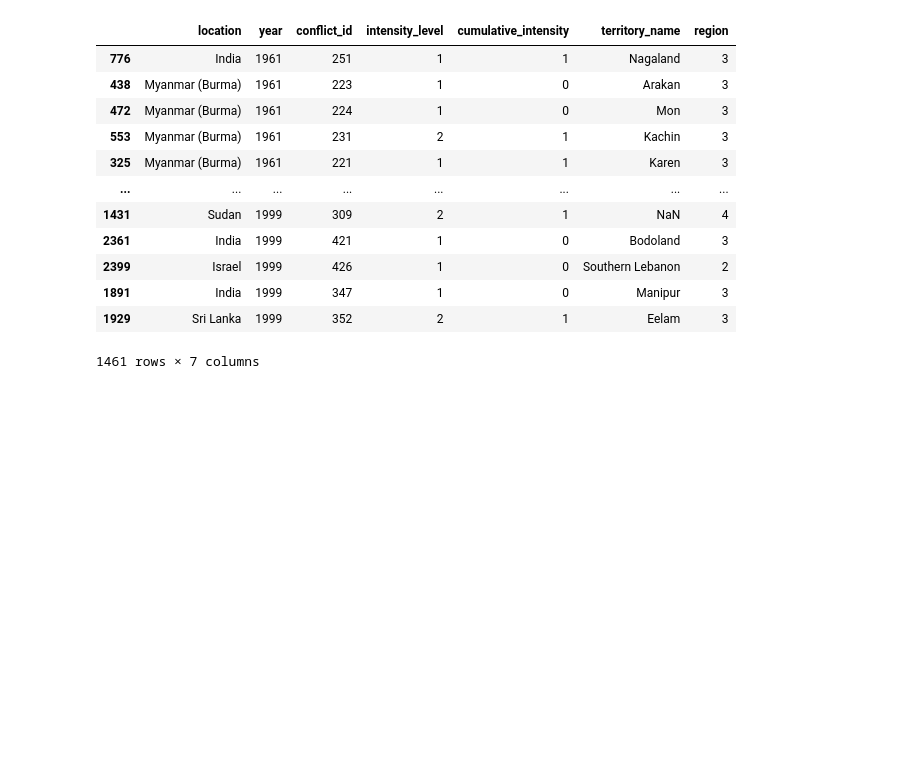
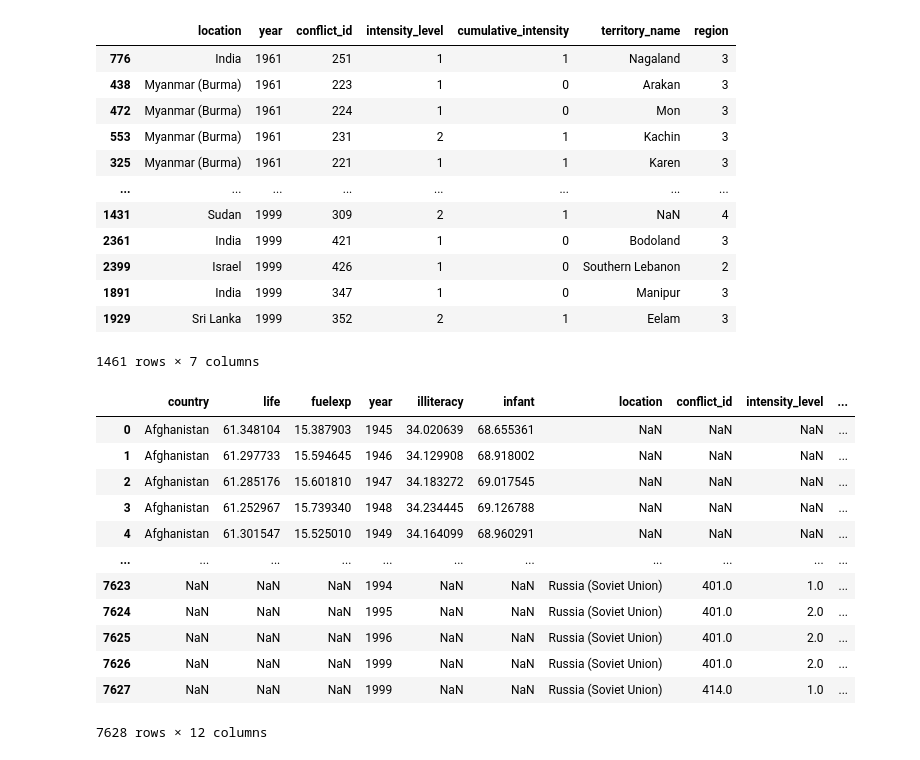
Before and after one commit to epfl-ada/ada-2020-project-milestone-p3-p3_limonada, a Jupyter notebook: creative_extension.ipynb, the cells around one changed output. Drawn from its saved outputs; the diff is of its cells as text; code cells hidden in the pictures; blank space fills up the shorter version.

Commit message:
merge with paper

```diff
--- a/creative_extension.ipynb
+++ b/creative_extension.ipynb
@@ -532,3 +532,51 @@ ucdp_wrangled
 | 1891 | India | 1999 | 347 | 1 | 0 | Manipur | 3 |
 | 1929 | Sri Lanka | 1999 | 352 | 2 | 1 | Eelam | 3 |
 1461 rows × 7 columns
+# %%
+paper_features = ["country", "life", "fuelexp", "year", "illiteracy", "infant"]
+# %%
+# Standardize names
+name_map = {
+    "Bosnia" : "Bosnia-Herzegovina",
+    "Cambodia (Kampuchea)" : "Cambodia",
+    "Congo" : "Congo (Braz)",
+    "Zaire/Congo" : "DR Congo (Zaire)",
+    "Guinea Bissau" : "Guinea-Bissau",
+    "Papua NG" : "Papua New Guinea",
+    "Madagascar (Malagasy)" : "Madagascar",
+    "Myanmar/Burma" : "Myanmar (Burma)",
+    "USSR/Russia" : "Russia (Soviet Union)",
+    "Serbia (Yugoslavia)" : "Yugoslavia",
+    "Trinidad" : "Trinidad and Tobago",
+    "United Kingdom" : "U.K.",
+    "Yemen (North Yemen)" : "Yemen", # TODO: review
+    "South Yemen" : "Yemen", # TODO: review
+    "Zimbabwe (Rhodesia)" : "Zimbabwe"
+}
+
+
+# substitute names
+paper_wellbeing = paper_data_merged[paper_features].copy()
+paper_wellbeing.country = [name_map.get(x, x) for x in paper_wellbeing.country]
+ucdp_wrangled.location = [name_map.get(x, x) for x in ucdp_wrangled.location]
+
+# year as int
+paper_wellbeing.year = paper_wellbeing.year.astype(int)
+# %%
+ucdp_paper_outerjoin = paper_wellbeing.merge(ucdp_wrangled, how='outer', left_on=["country", "year"], right_on=["location", "year"])
+# %%
+ucdp_paper_outerjoin
+# %% [output]
+|  | country | life | fuelexp | year | illiteracy | infant | location | conflict_id | intensity_level | ... |
+| 0 | Afghanistan | 61.348104 | 15.387903 | 1945 | 34.020639 | 68.655361 | NaN | NaN | NaN | ... |
+| 1 | Afghanistan | 61.297733 | 15.594645 | 1946 | 34.129908 | 68.918002 | NaN | NaN | NaN | ... |
+| 2 | Afghanistan | 61.285176 | 15.601810 | 1947 | 34.183272 | 69.017545 | NaN | NaN | NaN | ... |
+| 3 | Afghanistan | 61.252967 | 15.739340 | 1948 | 34.234445 | 69.126788 | NaN | NaN | NaN | ... |
+| 4 | Afghanistan | 61.301547 | 15.525010 | 1949 | 34.164099 | 68.960291 | NaN | NaN | NaN | ... |
+| ... | ... | ... | ... | ... | ... | ... | ... | ... | ... | ... |
+| 7623 | NaN | NaN | NaN | 1994 | NaN | NaN | Russia (Soviet Union) | 401.0 | 1.0 | ... |
+| 7624 | NaN | NaN | NaN | 1995 | NaN | NaN | Russia (Soviet Union) | 401.0 | 2.0 | ... |
+| 7625 | NaN | NaN | NaN | 1996 | NaN | NaN | Russia (Soviet Union) | 401.0 | 2.0 | ... |
+| 7626 | NaN | NaN | NaN | 1999 | NaN | NaN | Russia (Soviet Union) | 401.0 | 2.0 | ... |
+| 7627 | NaN | NaN | NaN | 1999 | NaN | NaN | Russia (Soviet Union) | 414.0 | 1.0 | ... |
+7628 rows × 12 columns
```
Also changed, not shown: parts of 10 cells of this notebook.
